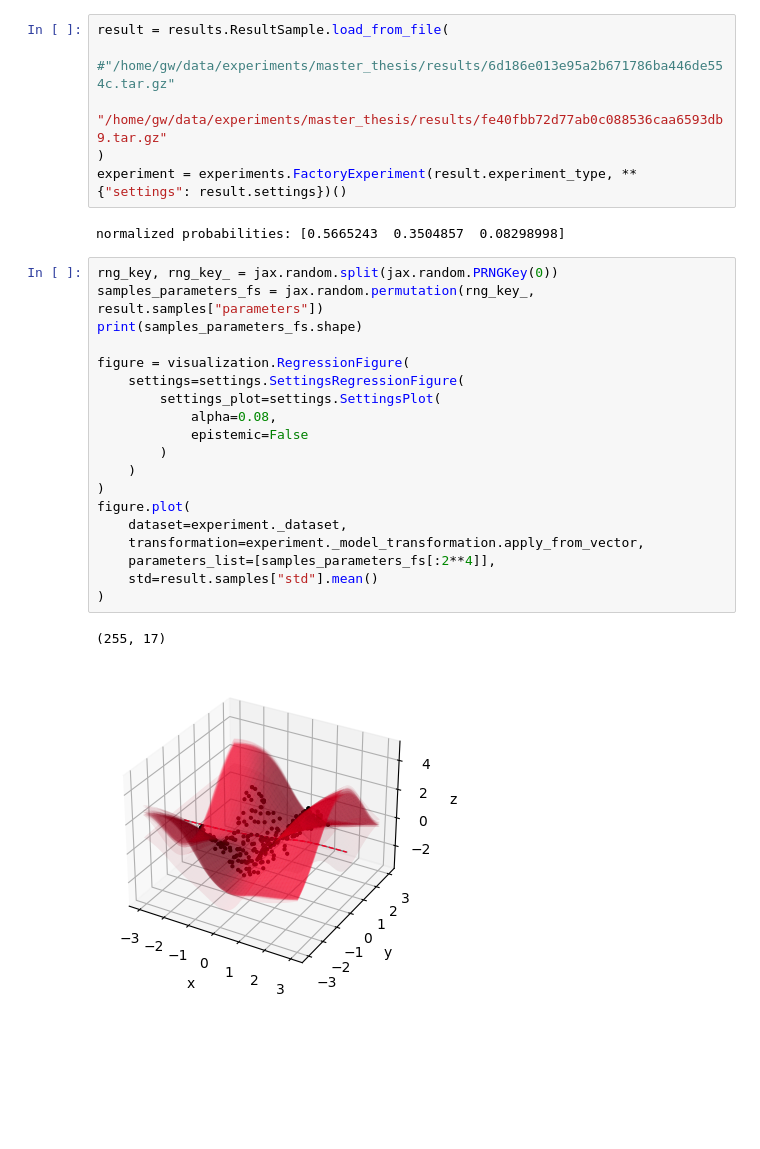
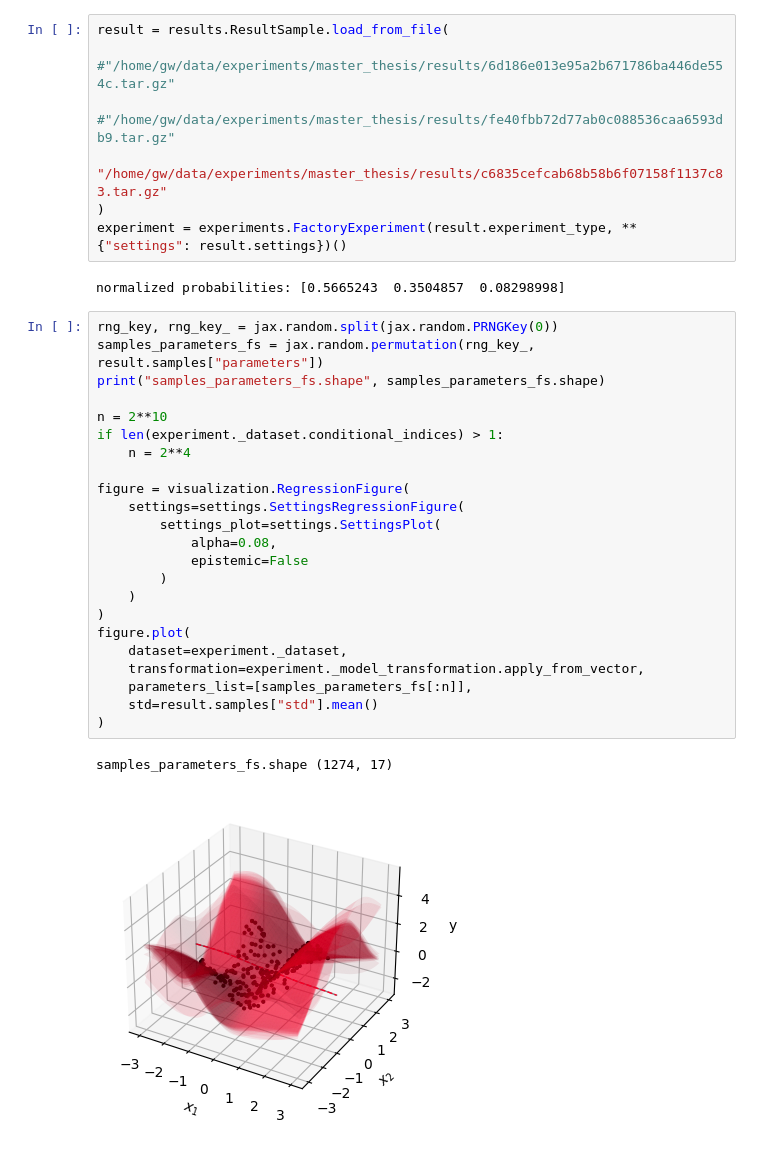
Before and after one commit to jgwiese/mcmc_bnn_symmetry, a Jupyter notebook: notebooks/01_sampling/evaluation.ipynb, the cells around one changed output. Saved outputs shown, nothing was run; the diff lists cells and outputs as text; blank space fills up the shorter version.

```diff
--- a/notebooks/01_sampling/evaluation.ipynb
+++ b/notebooks/01_sampling/evaluation.ipynb
@@ -10,7 +10,8 @@ from utils import results, experiments, settings
 # %%
 result = results.ResultSample.load_from_file(
     #"/home/gw/data/experiments/master_thesis/results/6d186e013e95a2b671786ba446de554c.tar.gz"
-    "/home/gw/data/experiments/master_thesis/results/fe40fbb72d77ab0c088536caa6593db9.tar.gz"
+    #"/home/gw/data/experiments/master_thesis/results/fe40fbb72d77ab0c088536caa6593db9.tar.gz"
+    "/home/gw/data/experiments/master_thesis/results/c6835cefcab68b58b6f07158f1137c83.tar.gz"
 )
 experiment = experiments.FactoryExperiment(result.experiment_type, **{"settings": result.settings})()
 # %% [output]
@@ -18,25 +19,29 @@ normalized probabilities: [0.5665243  0.3504857  0.08298998]
 # %%
 rng_key, rng_key_ = jax.random.split(jax.random.PRNGKey(0))
 samples_parameters_fs = jax.random.permutation(rng_key_, result.samples["parameters"])
-print(samples_parameters_fs.shape)
+print("samples_parameters_fs.shape", samples_parameters_fs.shape)
+
+n = 2**10
+if len(experiment._dataset.conditional_indices) > 1:
+    n = 2**4
 
 figure = visualization.RegressionFigure(
     settings=settings.SettingsRegressionFigure(
         settings_plot=settings.SettingsPlot(
             alpha=0.08,
             epistemic=False
         )
     )
 )
 figure.plot(
     dataset=experiment._dataset,
     transformation=experiment._model_transformation.apply_from_vector,
-    parameters_list=[samples_parameters_fs[:2**4]],
+    parameters_list=[samples_parameters_fs[:n]],
     std=result.samples["std"].mean()
 )
 # %% [output]
-(255, 17)
+samples_parameters_fs.shape (1274, 17)
-[figure, old version]
+[figure, new version]
 # %%
 rng_key, rng_key_ = jax.random.split(rng_key)
 samples_parameters_posterior = samples_parameters_fs
```
Also changed, not shown: parts of 1 cell of this notebook, 4 other files.
